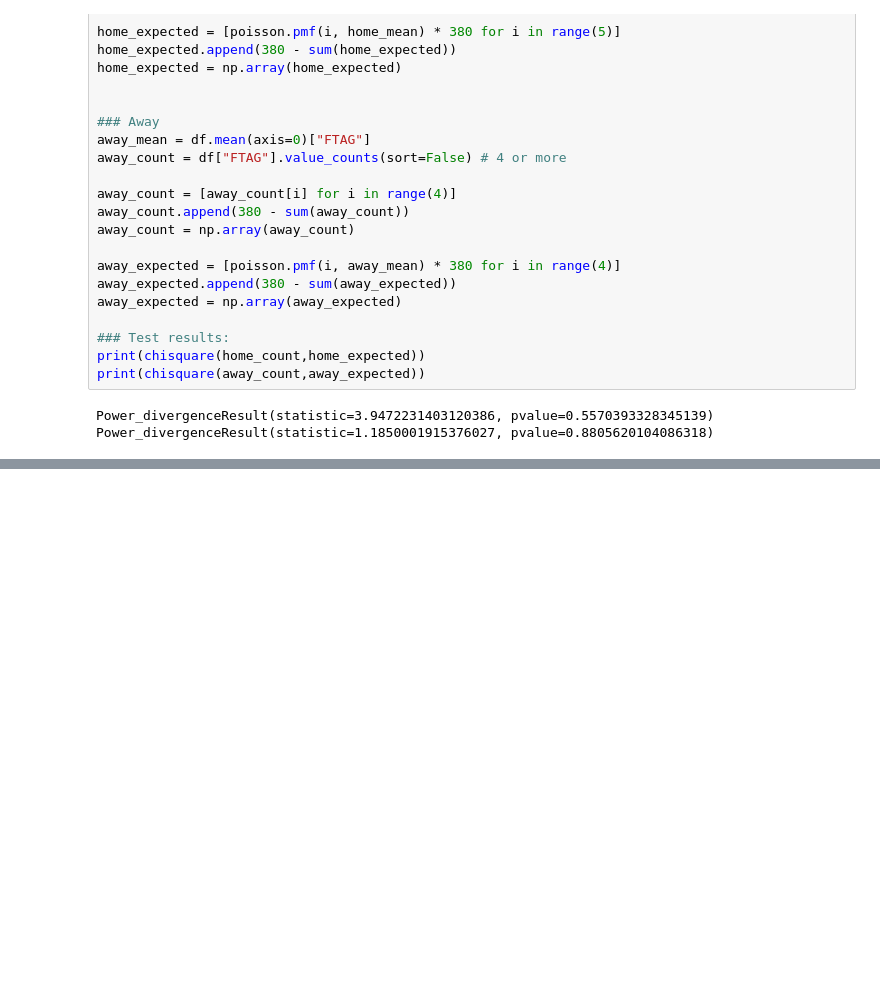
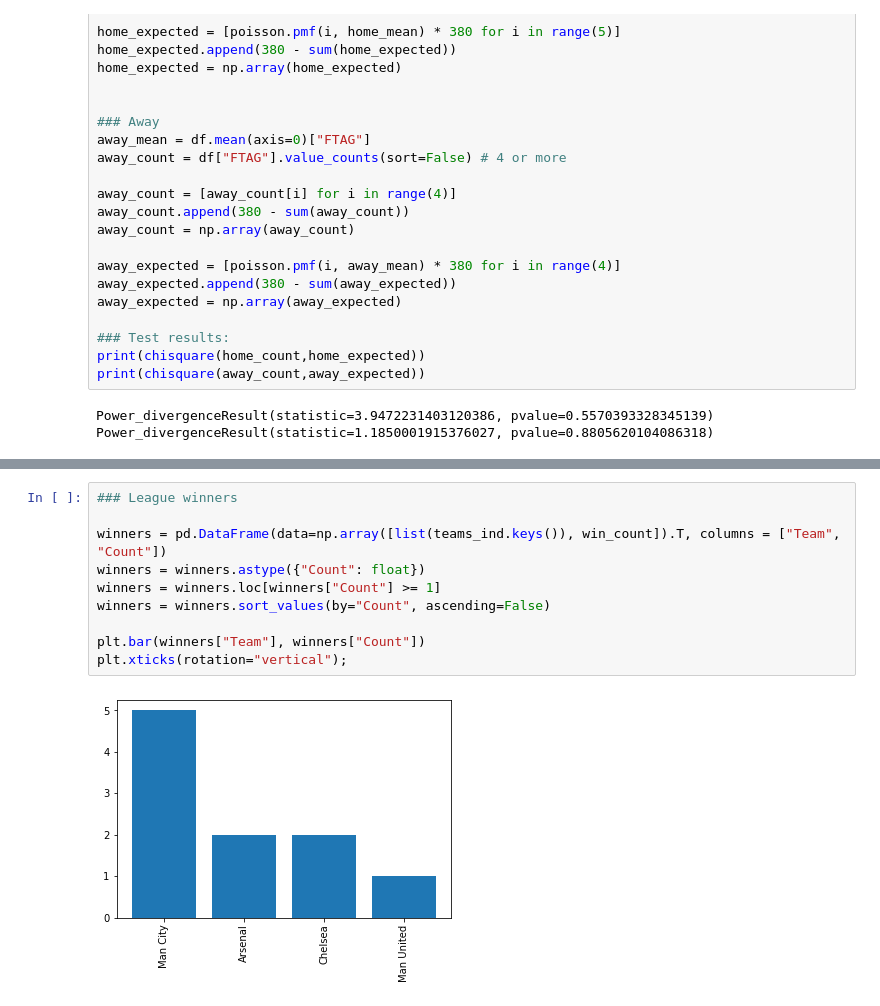
Before and after one commit to lanele73/apm348-project, a Jupyter notebook: analysis.ipynb, the cells around one changed output, grey strips where cells are left out. Saved outputs shown, nothing was run; the diff lists cells and outputs as text; blank space fills up the shorter version.

```diff
--- a/analysis.ipynb
+++ b/analysis.ipynb
@@ -215,0 +175,12 @@ momentum_sim_league(sim, team_params, streak_param, teams_ind, np.zeros((38,20))
+# %%
+### League winners
+
+winners = pd.DataFrame(data=np.array([list(teams_ind.keys()), win_count]).T, columns = ["Team", "Count"])
+winners = winners.astype({"Count": float})
+winners = winners.loc[winners["Count"] >= 1]
+winners = winners.sort_values(by="Count", ascending=False)
+
+plt.bar(winners["Team"], winners["Count"])
+plt.xticks(rotation="vertical");
+# %% [output]
+[figure, added]
```
Also changed, not shown: parts of 7 cells of this notebook, 1 other file.
